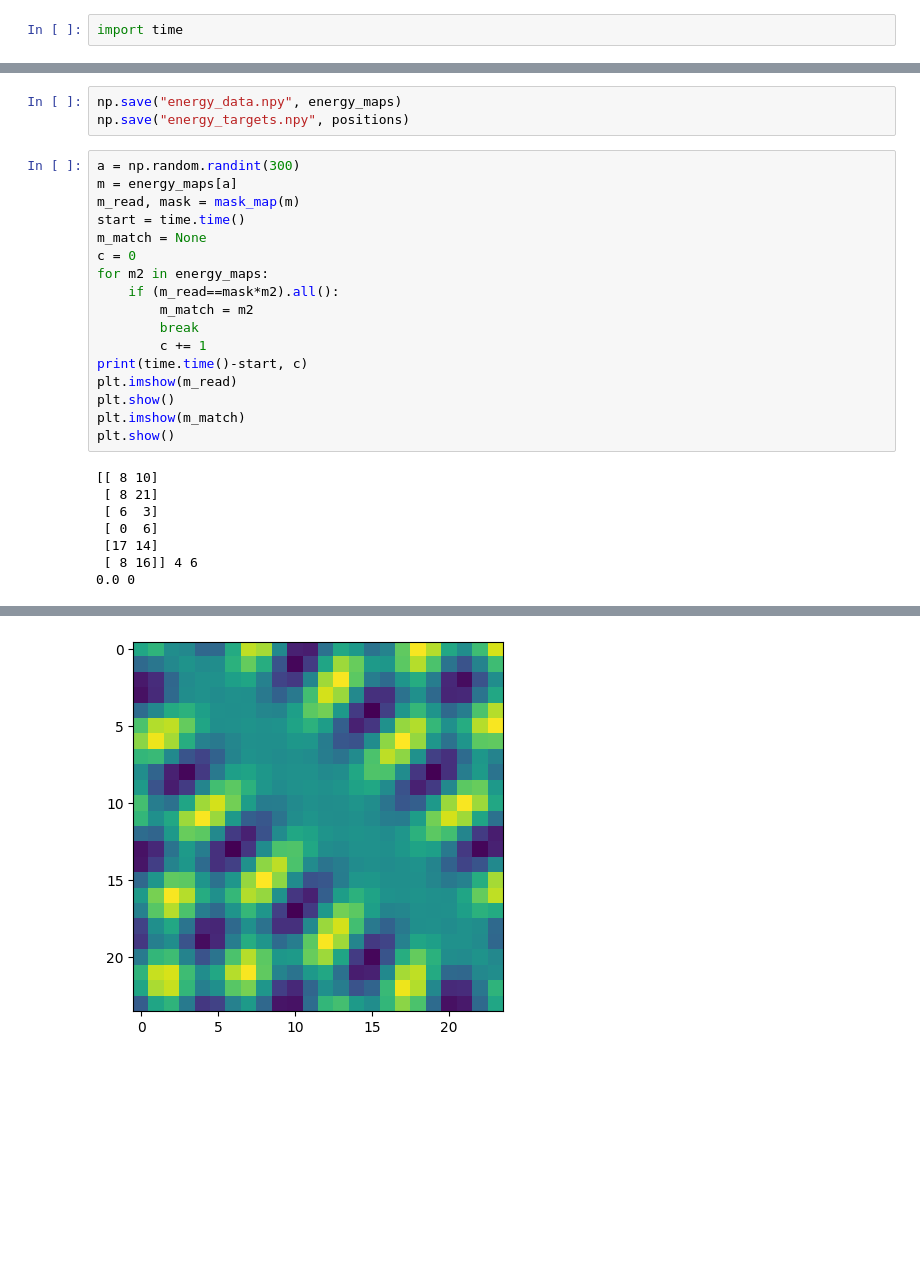
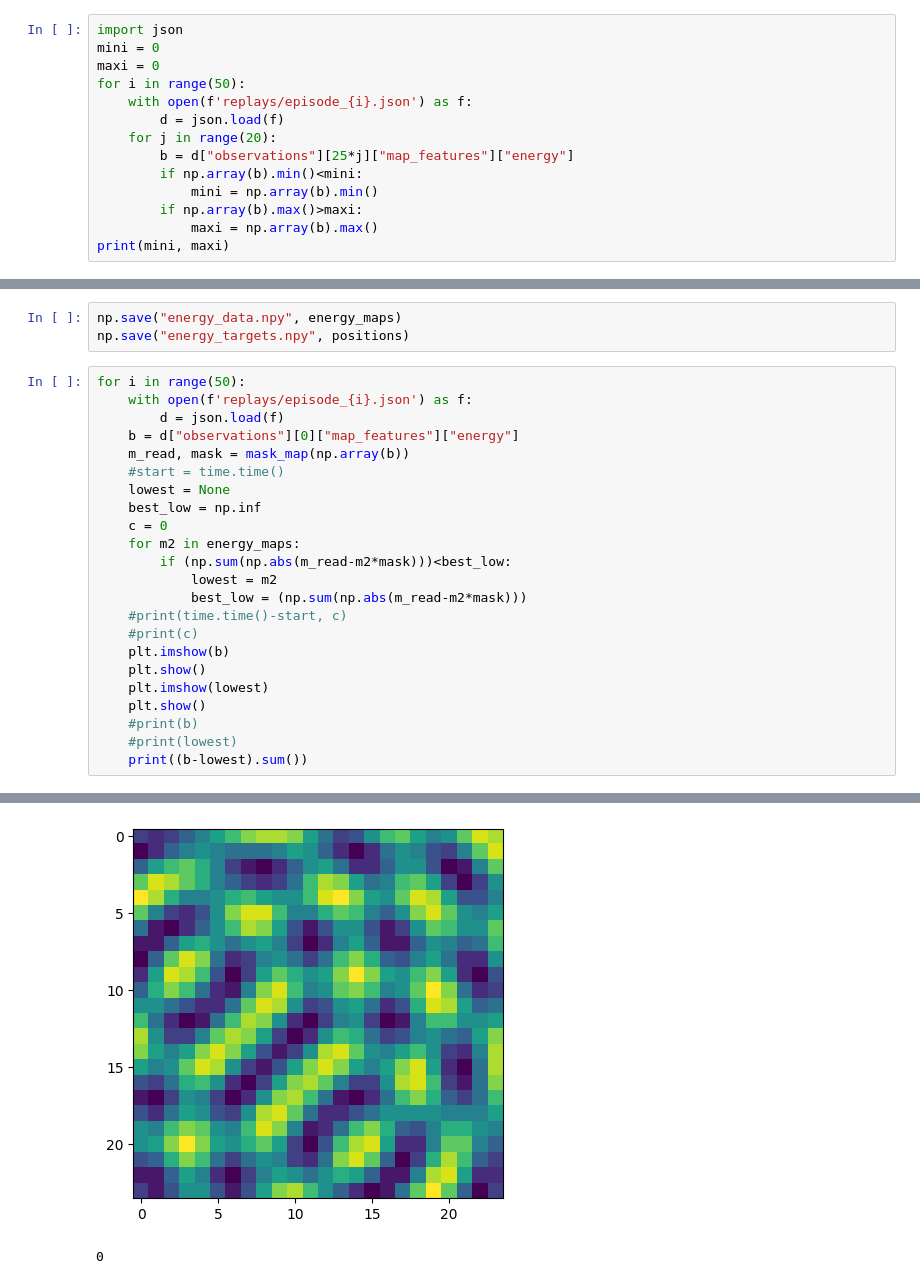
Before and after one commit to LenMetz/NeurIPS-Lux-AI-S3, a Jupyter notebook: energy_prediction.ipynb, the cells around one changed output, grey strips where cells are left out. Saved outputs shown, nothing was run; the diff lists cells and outputs as text; blank space fills up the shorter version.

Commit message:
energy map in agent looks like it's working well now

```diff
--- a/energy_prediction.ipynb
+++ b/energy_prediction.ipynb
@@ -33,4 +51,16 @@ for x in range(24):
         energy_maps.append(calculate_energy([x,y]))
         positions.append([x,y])
 # %%
-import time
+import json
+mini = 0
+maxi = 0
+for i in range(50):
+    with open(f'replays/episode_{i}.json') as f:
+        d = json.load(f)
+    for j in range(20):
+        b = d["observations"][25*j]["map_features"]["energy"]
+        if np.array(b).min()<mini:
+            mini = np.array(b).min()
+        if np.array(b).max()>maxi:
+            maxi = np.array(b).max()
+print(mini, maxi)
@@ -38,27 +76,26 @@ import time
 np.save("energy_data.npy", energy_maps)
 np.save("energy_targets.npy", positions)
 # %%
-a = np.random.randint(300)
-m = energy_maps[a]
-m_read, mask = mask_map(m)
-start = time.time()
-m_match = None
-c = 0
-for m2 in energy_maps:
-    if (m_read==mask*m2).all():
-        m_match = m2
-        break
-        c += 1
-print(time.time()-start, c)
-plt.imshow(m_read)
-plt.show()
-plt.imshow(m_match)
-plt.show()
+for i in range(50):
+    with open(f'replays/episode_{i}.json') as f:
+        d = json.load(f)
+    b = d["observations"][0]["map_features"]["energy"]
+    m_read, mask = mask_map(np.array(b))
+    #start = time.time()
+    lowest = None
+    best_low = np.inf
+    c = 0
+    for m2 in energy_maps:
+        if (np.sum(np.abs(m_read-m2*mask)))<best_low:
+            lowest = m2
+            best_low = (np.sum(np.abs(m_read-m2*mask)))
+    #print(time.time()-start, c)
+    #print(c)
+    plt.imshow(b)
+    plt.show()
+    plt.imshow(lowest)
+    plt.show()
+    #print(b)
+    #print(lowest)
+    print((b-lowest).sum())
 # %% [output]
-[[ 8 10]
- [ 8 21]
- [ 6  3]
- [ 0  6]
- [17 14]
- [ 8 16]] 4 6
-0.0 0
@@ -66 +103,2 @@ plt.show()
-[figure, old version]
+[figure, new version]
+0
```
Also changed, not shown: parts of 8 cells of this notebook.
